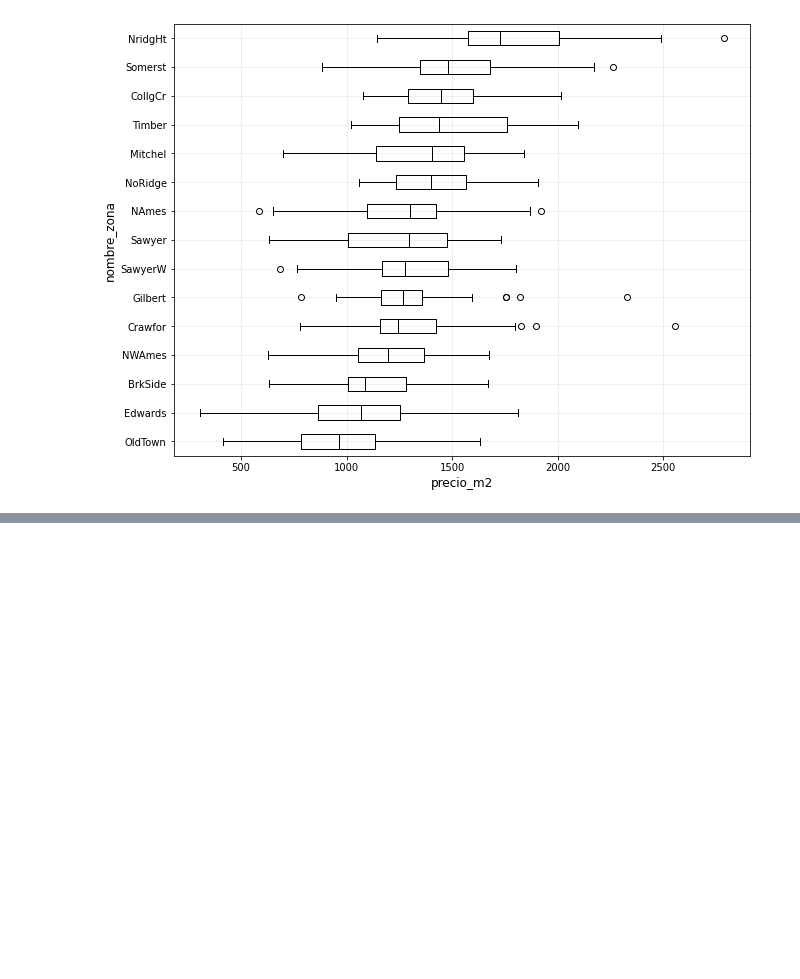
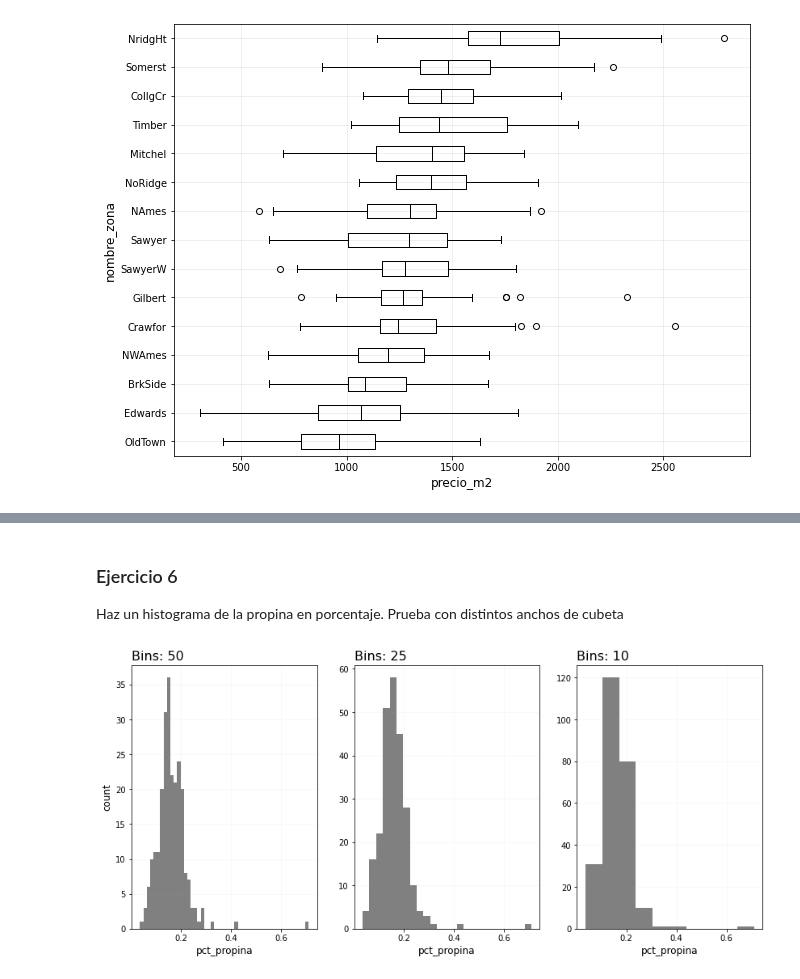
Before and after one commit to CAMM961001/itam-mcd, a Jupyter notebook: fundamentos-estadisticos/libros/analisis_exploratorio.ipynb, the cells around one changed output, grey strips where cells are left out. Saved outputs shown, nothing was run; the diff lists cells and outputs as text; code cells hidden in the pictures; blank space fills up the shorter version.

```diff
--- a/fundamentos-estadisticos/libros/analisis_exploratorio.ipynb
+++ b/fundamentos-estadisticos/libros/analisis_exploratorio.ipynb
@@ -430,0 +561,11 @@ plt.show()
+# %%
+pct_propinas = propinas[['cuenta_total', 'propina']].copy()
+pct_propinas['pct_propina'] = pct_propinas['propina'] / pct_propinas['cuenta_total']
+
+#Se ordena por pct_propina
+pct_propinas = pct_propinas.sort_values(by='pct_propina')
+pct_propinas.reset_index(drop=True, inplace=True)
+pct_propinas['orden_pct_propina'] = pd.Series(np.arange(1,orden_cuenta.shape[0]+1))
+pct_propinas['f'] = (pct_propinas['orden_pct_propina'] - 0.5)/len(pct_propinas)
+
+pct_propinas.head(10)
@@ -430,0 +584,60 @@ plt.show()
+# %% [markdown]
+### Ejercicio 6
+Haz un histograma de la propina en porcentaje. Prueba con distintos anchos de cubeta
+# %%
+#Graficando los datos de propinas como histogramas
+#Variable por graficar
+y = 'pct_propina'
+
+#Tamaño de la figura
+plt.figure(figsize=(14,6))
+
+
+#Subplot para 50 bins
+bins = 50
+plt.subplot(131)
+
+#Graficando los datos de cuenta_total como histogramas
+plt.hist(x=pct_propinas[y],
+        bins=bins,
+        color='grey')
+
+#Anotaciones y estilo
+plt.grid(alpha=0.1)
+plt.title(f"Bins: {bins}", fontsize=16, loc='left')
+plt.xlabel(y, fontsize=12)
+plt.ylabel("count", fontsize=12)
+
+
+#Subplot para 25 bins
+bins = 25
+plt.subplot(132)
+
+#Graficando los datos de cuenta_total como histogramas
+plt.hist(x=pct_propinas[y],
+        bins=bins,
+        color='grey')
+
+#Anotaciones y estilo
+plt.grid(alpha=0.1)
+plt.title(f"Bins: {bins}", fontsize=16, loc='left')
+plt.xlabel(y, fontsize=12)
+
+
+#Subplot para 10 bins
+bins = 10
+plt.subplot(133)
+
+#Graficando los datos de cuenta_total como histogramas
+plt.hist(x=pct_propinas[y],
+        bins=bins,
+        color='grey')
+
+#Anotaciones y estilo
+plt.grid(alpha=0.1)
+plt.title(f"Bins: {bins}", fontsize=16, loc='left')
+plt.xlabel(y, fontsize=12)
+
+plt.show()
+# %% [output]
+[figure, added]
```
Also changed, not shown: parts of 27 cells of this notebook.
